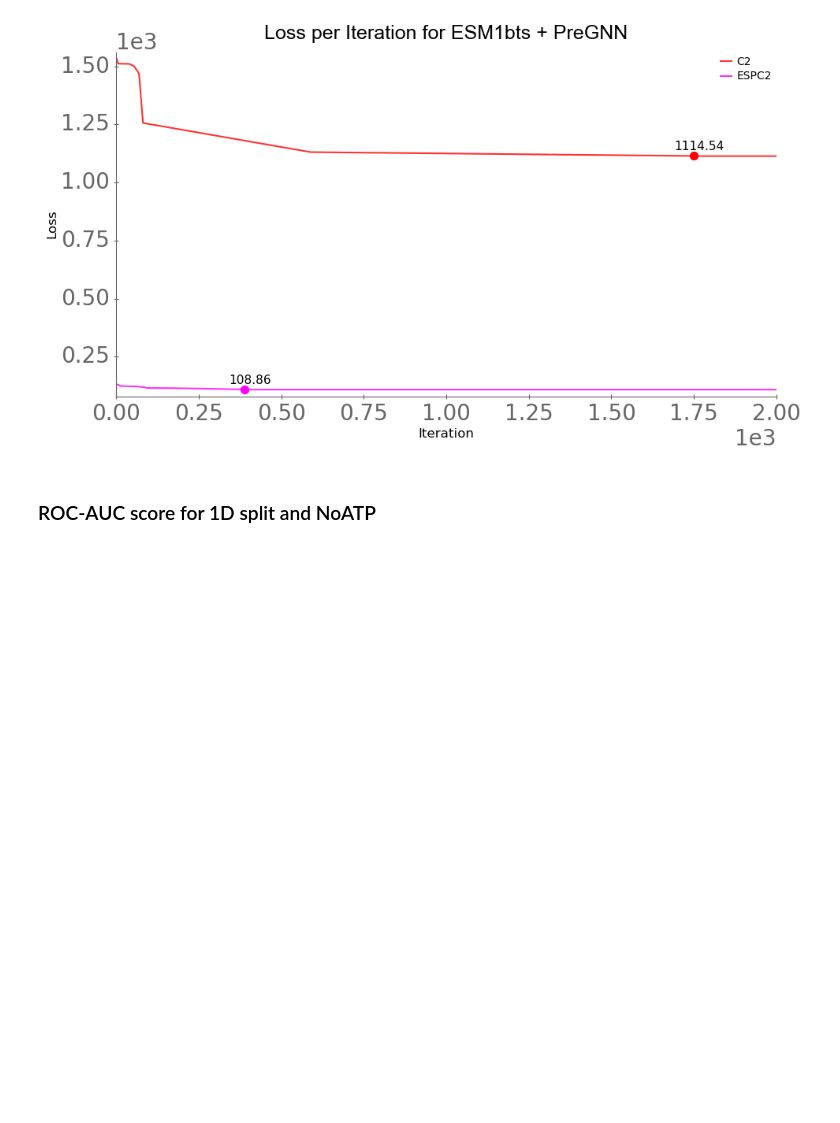
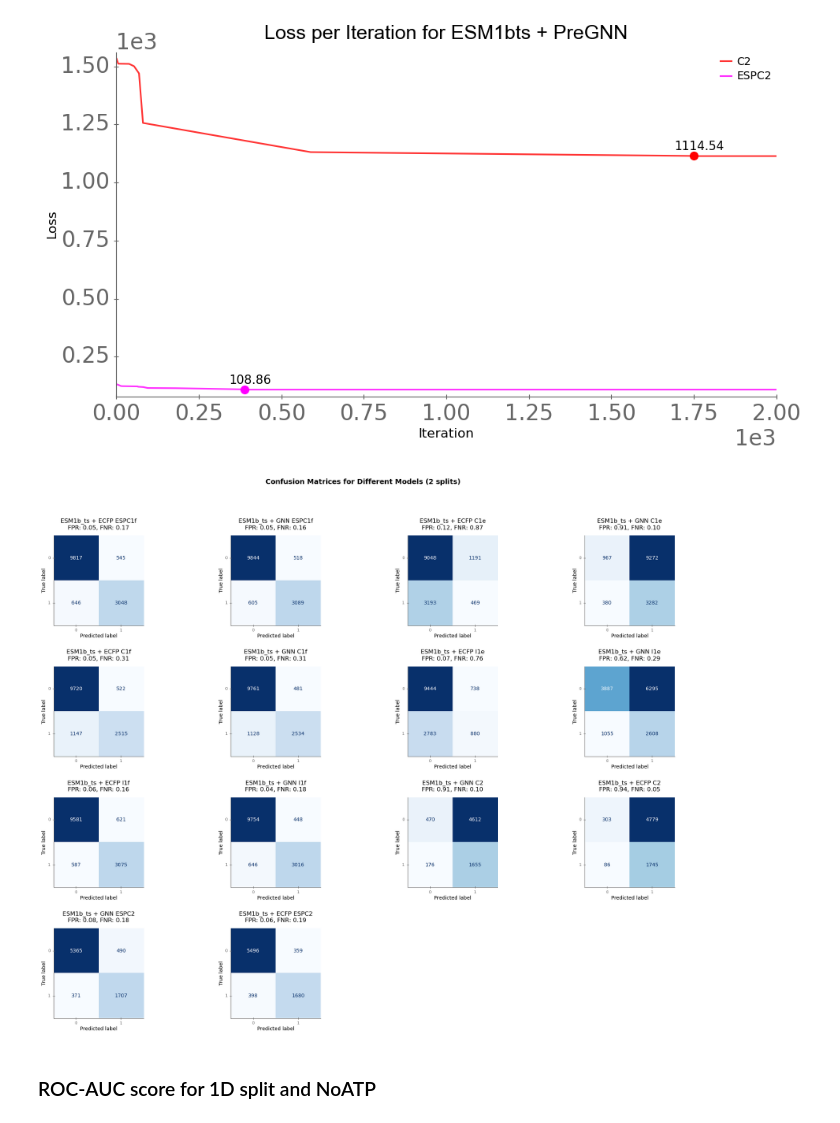
Before and after one commit to kalininalab/ESP_Leak_Analysis, a Jupyter notebook: ESP_HardSplits/notebooks_and_code/4-Results_Plots_and_figures.ipynb, the cells around one changed output. Saved outputs shown, nothing was run; the diff lists cells and outputs as text; code cells hidden in the pictures; blank space fills up the shorter version.

Commit message:
Adding confession matrixes

```diff
--- a/ESP_HardSplits/notebooks_and_code/4-Results_Plots_and_figures.ipynb
+++ b/ESP_HardSplits/notebooks_and_code/4-Results_Plots_and_figures.ipynb
@@ -190,6 +219,56 @@ plotting_loss("PreGNN", experiment="2D", log_directory=log_directory, color_map=
 # %% [output]
 [figure]
 [figure]
+# %%
+import numpy as np
+import matplotlib.pyplot as plt
+from sklearn.metrics import confusion_matrix, ConfusionMatrixDisplay
+def calculate_fpr_fnr(y_true, y_pred):
+    y_pred_binary = [1 if pred >= 0.5 else 0 for pred in y_pred]
+    cm = confusion_matrix(y_true, y_pred_binary)
+    TN, FP, FN, TP = cm.ravel()
+    fpr = FP / (FP + TN)
+    fnr = FN / (FN + TP)
+    return fpr, fnr, cm
+datasets = [
+    ('ECFP ESPC1f', test_y_esm1b_ts_ecfp_ESPC1f_2S, y_test_pred_esm1b_ts_ecfp_ESPC1f_2S),
+    ('GNN ESPC1f', test_y_esm1b_ts_gnn_ESPC1f_2S, y_test_pred_esm1b_ts_gnn_ESPC1f_2S),
+    ('ECFP C1e', test_y_esm1b_ts_ecfp_C1e_2S, y_test_pred_esm1b_ts_ecfp_C1e_2S),
+    ('GNN C1e', test_y_esm1b_ts_gnn_C1e_2S, y_test_pred_esm1b_ts_gnn_C1e_2S),
+    ('ECFP C1f', test_y_esm1b_ts_ecfp_C1f_2S, y_test_pred_esm1b_ts_ecfp_C1f_2S),
+    ('GNN C1f', test_y_esm1b_ts_gnn_C1f_2S, y_test_pred_esm1b_ts_gnn_C1f_2S),
+    ('ECFP I1e', test_y_esm1b_ts_ecfp_I1e_2S, y_test_pred_esm1b_ts_ecfp_I1e_2S),
+    ('GNN I1e', test_y_esm1b_ts_gnn_I1e_2S, y_test_pred_esm1b_ts_gnn_I1e_2S),
+    ('ECFP I1f', test_y_esm1b_ts_ecfp_I1f_2S, y_test_pred_esm1b_ts_ecfp_I1f_2S),
+    ('GNN I1f', test_y_esm1b_ts_gnn_I1f_2S, y_test_pred_esm1b_ts_gnn_I1f_2S),
+    ('GNN C2', test_y_esm1b_ts_gnn_C2_2S, y_test_pred_esm1b_ts_gnn_C2_2S),
+    ('ECFP C2', test_y_esm1b_ts_ecfp_C2_2S, y_test_pred_esm1b_ts_ecfp_C2_2S),
+    ('GNN ESPC2', test_y_esm1b_ts_gnn_ESPC2_2S, y_test_pred_esm1b_ts_gnn_ESPC2_2S),
+    ('ECFP ESPC2', test_y_esm1b_ts_ecfp_ESPC2_2S, y_test_pred_esm1b_ts_ecfp_ESPC2_2S)
+]
+
+n_rows = 4
+n_cols = 4
+fig, axes = plt.subplots(n_rows, n_cols, figsize=(20, 16))
+fig.suptitle('Confusion Matrices for Different Models (2 splits) ', fontsize=14)
+for i, (name, y_true, y_pred) in enumerate(datasets):
+    fpr, fnr, cm = calculate_fpr_fnr(y_true, y_pred)
+    row, col = divmod(i, n_cols)
+    disp = ConfusionMatrixDisplay(confusion_matrix=cm)
+    disp.plot(ax=axes[row, col], cmap='Blues', colorbar=False)
+    axes[row, col].set_title(f"ESM1b_ts + {name}\nFPR: {fpr:.2f}, FNR: {fnr:.2f}", fontsize=12)
+    for text in axes[row, col].texts:
+        text.set_fontsize(10)
+    axes[row, col].tick_params(axis='both', which='major', labelsize=8)
+    axes[row, col].set_xlabel(axes[row, col].get_xlabel(), fontsize=10)
+    axes[row, col].set_ylabel(axes[row, col].get_ylabel(), fontsize=10)
+for j in range(len(datasets), n_rows * n_cols):
+    fig.delaxes(axes.flat[j])
+plt.subplots_adjust(hspace=0.9, wspace=0.1)
+plt.tight_layout(rect=[0, 0, 1, 0.96])
+plt.show()
+# %% [output]
+[figure, added]
 # %% [markdown]
 ### ROC-AUC score for 1D split and NoATP
 # %%
```
Also changed, not shown: parts of 8 cells of this notebook, 1 other file.
